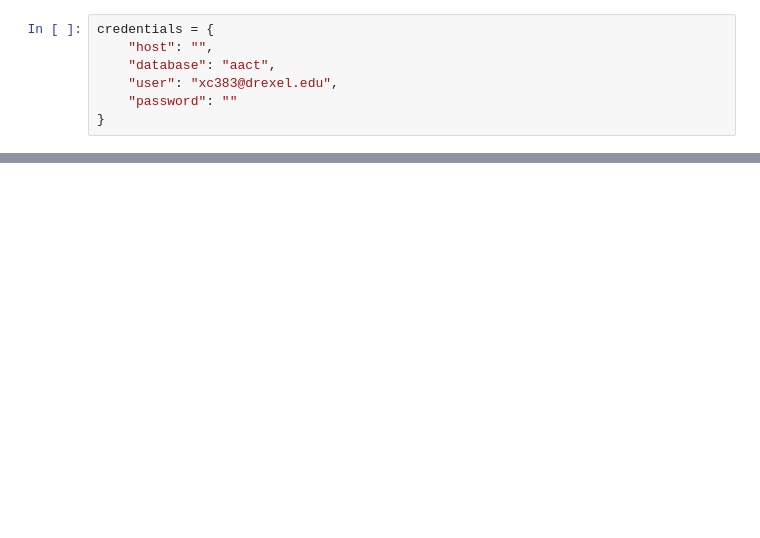
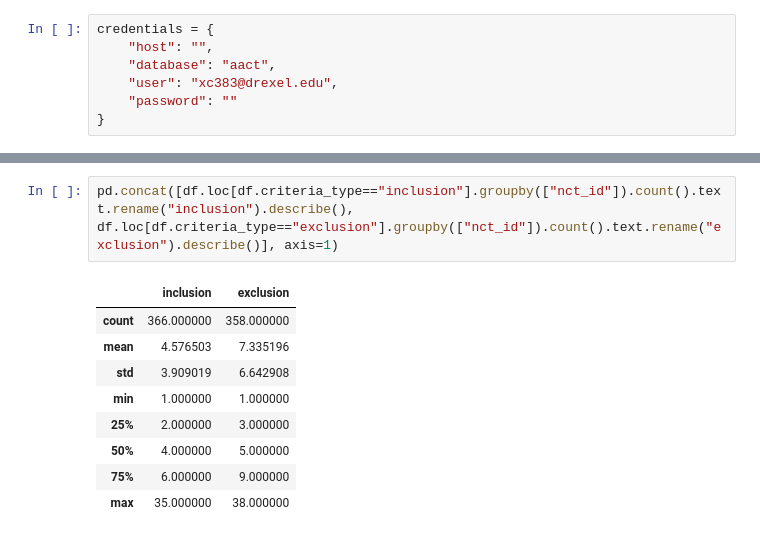
Before and after one commit to jxandercrawford/Text2Graph, a Jupyter notebook: experiments/criteria/base.ipynb, the cells around one changed output, grey strips where cells are left out. Drawn from its saved outputs; the diff is of its cells as text; blank space fills up the shorter version.

```diff
--- a/experiments/criteria/base.ipynb
+++ b/experiments/criteria/base.ipynb
@@ -149,0 +441,12 @@ inclusions
+# %%
+pd.concat([df.loc[df.criteria_type=="inclusion"].groupby(["nct_id"]).count().text.rename("inclusion").describe(), df.loc[df.criteria_type=="exclusion"].groupby(["nct_id"]).count().text.rename("exclusion").describe()], axis=1)
+# %% [output]
+|  | inclusion | exclusion |
+| count | 366.000000 | 358.000000 |
+| mean | 4.576503 | 7.335196 |
+| std | 3.909019 | 6.642908 |
+| min | 1.000000 | 1.000000 |
+| 25% | 2.000000 | 3.000000 |
+| 50% | 4.000000 | 5.000000 |
+| 75% | 6.000000 | 9.000000 |
+| max | 35.000000 | 38.000000 |
```
Also changed, not shown: parts of 55 cells of this notebook, 8 other files.
